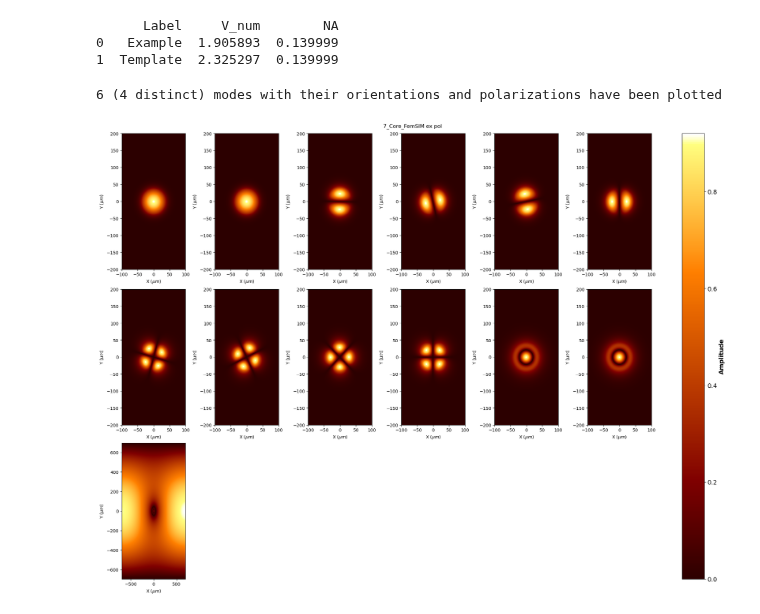
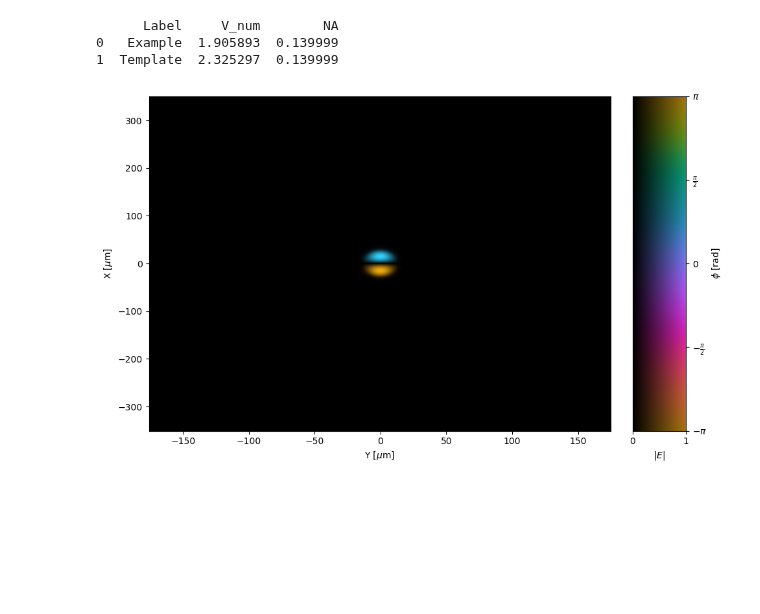
Before and after one commit to SAIL-Labs/RSoft-Automaton, a Jupyter notebook: Plotting_animating_modes.ipynb, the cells around one changed output. Drawn from its saved outputs; the diff is of its cells as text; code cells hidden in the pictures; blank space fills up the shorter version.

```diff
--- a/Plotting_animating_modes.ipynb
+++ b/Plotting_animating_modes.ipynb
@@ -25,16 +25,49 @@ print(df_range)
       Label     V_num        NA
 0   Example  1.905893  0.139999
 1  Template  2.325297  0.139999
+# %%
+field_res = r"C:\Users\justinvella\Desktop\Results\Hex Geo\19_Core_PL_TF_Testing\LP11a\Anim_file\LP11a_field.000"
+
+dat = pd.read_csv(field_res, skiprows=4, sep=r'\s+', header=None)
+dat = np.asarray(dat)
+
+amp, phase = dat[:, ::2], dat[:, 1::2]
+
+Z = amp*np.exp(1j * phase)
+cm = apply_complex_map(Z, cmocean.cm.phase)
+
+Nx, Ny = dat.shape
+new_x = np.linspace(-Nx//2, Nx//2, Nx)
+new_y = np.linspace(-Ny//2, Ny//2, Ny)
+
+fig, (ax_im, ax_cb) = plt.subplots(1, 2, figsize=(10, 6), width_ratios=[4, 1])
+
+# Plot field
+im = ax_im.imshow(cm, extent=[new_x[0], new_x[-1], new_y[0], new_y[-1]], aspect='auto')
+ax_im.set_xlabel("Y [$\mu$m]")
+ax_im.set_ylabel("X [$\mu$m]")
+
+# Plot complex colorbar
+ax_cb.imshow(generate_complex_colorbar(), extent=[0, 1, -np.pi, np.pi], origin='lower')
+ax_cb.set_xlabel("$|E|$")
+ax_cb.set_ylabel("$\phi$ [rad]")
+ax_cb.set_yticks([-np.pi, -np.pi/2, 0, np.pi/2, np.pi])
+ax_cb.set_yticklabels([r"$-\pi$", r"$-\frac{\pi}{2}$", "0", r"$\frac{\pi}{2}$", r"$\pi$"])
+ax_cb.tick_params(axis='y', right=True, labelright=True, left=False, labelleft=False)
+ax_cb.yaxis.set_label_position("right")
+ax_cb.set_xticks([0, 1])
+
+plt.tight_layout()
+plt.show()
+# %% [output]
+[figure, added]
 # %%
-fem_folder = r"C:\Users\justinvella\Desktop\Results\Sim_taper_16.534758_core_delta_0.012290_core_diam_6.500000\FEMSIM"
+fem_folder = r"C:\Users\justinvella\Desktop\Results\Hex Geo\7_Core_PL_TF_Testing\7_Core_PL_Final_Testing_Sim_taper_16.534758_core_delta_0.012290_core_diam_6.500000\FEMSIM"
 polarization = "ex"
 title = "7_Core_FemSIM " + polarization + " pol"
 name = "7_Core_FemSIM"
 
-plot_rsoft_femsim__output(6, fem_folder, name, title, polarization, save=True, false_mode=True)
+# plot_rsoft_femsim_output(6, fem_folder, name, title, polarization, save=True, false_mode=True)
-# %% [output]
-6 (4 distinct) modes with their orientations and polarizations have been plotted
-[figure, removed]
 # %%
 folders = ["LP01", "LP02", "LP11a", "LP11b", "LP21a", "LP21b", "MM"]
 file_patt = ["LP01_field", "LP02_field", "LP11a_field", "LP11b_field", "LP21a_field", "LP21b_field"]
```
Also changed, not shown: parts of 3 cells of this notebook, 22 other files.
